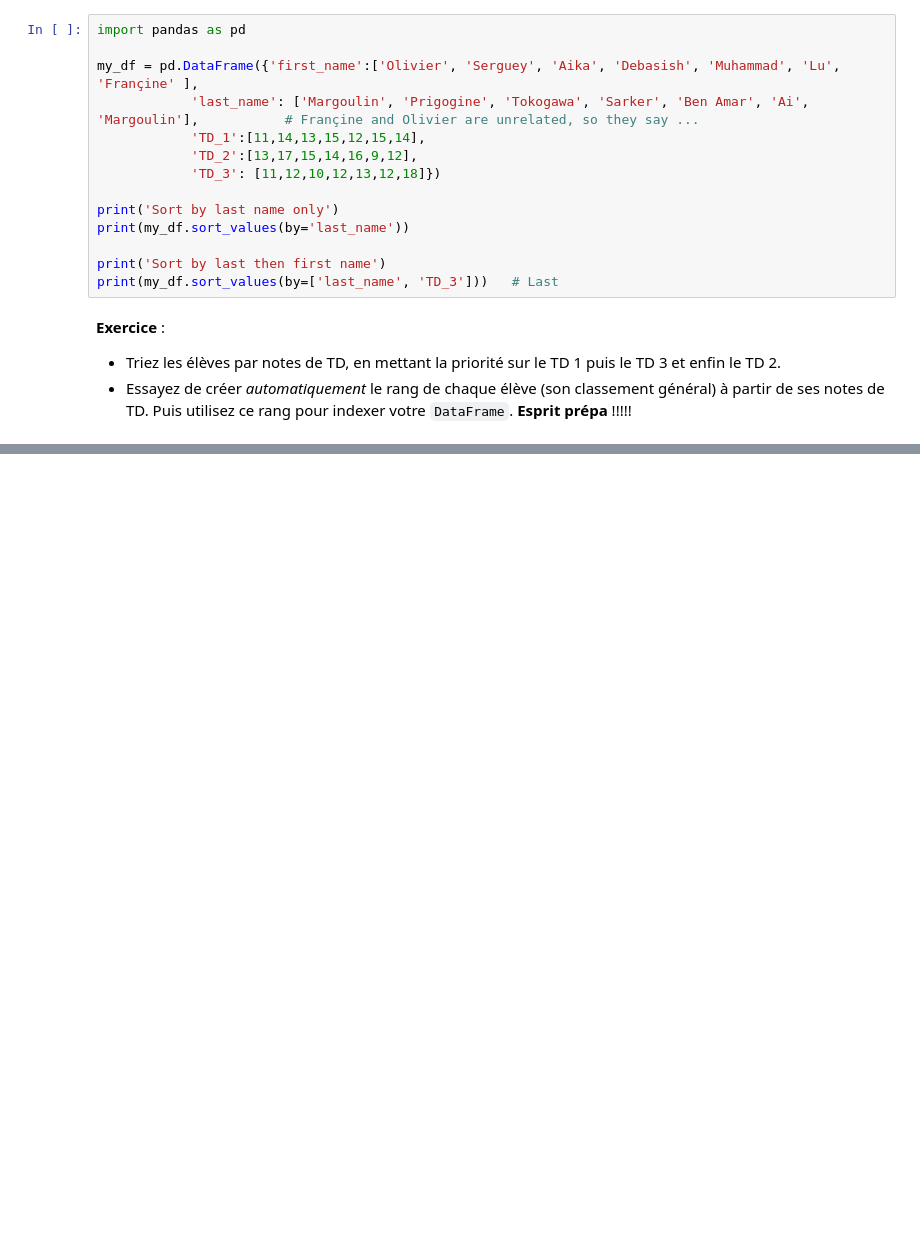
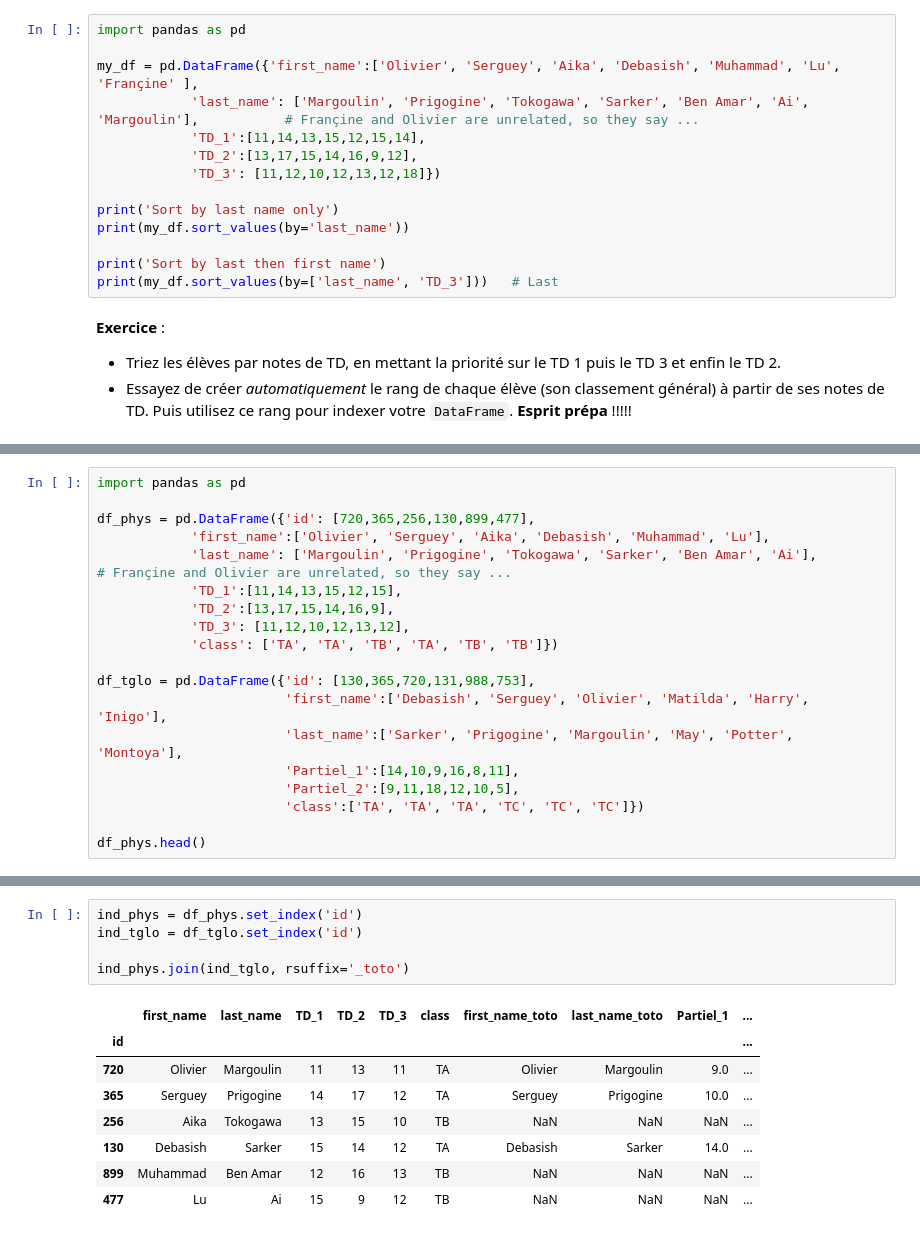
Before and after one commit to bsaintmichel/python-zero, a Jupyter notebook: Application_D_Pandas.ipynb, the cells around one changed output, grey strips where cells are left out. Cells and saved outputs as stored; diff of their text form; blank space fills up the shorter version.

```diff
--- a/Application_D_Pandas.ipynb
+++ b/Application_D_Pandas.ipynb
@@ -386,0 +438,19 @@ __Exercice__ :
+# %%
+import pandas as pd
+
+df_phys = pd.DataFrame({'id': [720,365,256,130,899,477],
+            'first_name':['Olivier', 'Serguey', 'Aika', 'Debasish', 'Muhammad', 'Lu'],
+            'last_name': ['Margoulin', 'Prigogine', 'Tokogawa', 'Sarker', 'Ben Amar', 'Ai'],           # Françine and Olivier are unrelated, so they say ...
+            'TD_1':[11,14,13,15,12,15],
+            'TD_2':[13,17,15,14,16,9],
+            'TD_3': [11,12,10,12,13,12],
+            'class': ['TA', 'TA', 'TB', 'TA', 'TB', 'TB']})
+
+df_tglo = pd.DataFrame({'id': [130,365,720,131,988,753],
+                        'first_name':['Debasish', 'Serguey', 'Olivier', 'Matilda', 'Harry', 'Inigo'],
+                        'last_name':['Sarker', 'Prigogine', 'Margoulin', 'May', 'Potter', 'Montoya'],
+                        'Partiel_1':[14,10,9,16,8,11],
+                        'Partiel_2':[9,11,18,12,10,5],
+                        'class':['TA', 'TA', 'TA', 'TC', 'TC', 'TC']})
+
+df_phys.head()
@@ -386,0 +510,14 @@ __Exercice__ :
+# %%
+ind_phys = df_phys.set_index('id')
+ind_tglo = df_tglo.set_index('id')
+
+ind_phys.join(ind_tglo, rsuffix='_toto')
+# %% [output]
+|  | first_name | last_name | TD_1 | TD_2 | TD_3 | class | first_name_toto | last_name_toto | Partiel_1 | ... |
+| id |  |  |  |  |  |  |  |  |  | ... |
+| 720 | Olivier | Margoulin | 11 | 13 | 11 | TA | Olivier | Margoulin | 9.0 | ... |
+| 365 | Serguey | Prigogine | 14 | 17 | 12 | TA | Serguey | Prigogine | 10.0 | ... |
+| 256 | Aika | Tokogawa | 13 | 15 | 10 | TB | NaN | NaN | NaN | ... |
+| 130 | Debasish | Sarker | 15 | 14 | 12 | TA | Debasish | Sarker | 14.0 | ... |
+| 899 | Muhammad | Ben Amar | 12 | 16 | 13 | TB | NaN | NaN | NaN | ... |
+| 477 | Lu | Ai | 15 | 9 | 12 | TB | NaN | NaN | NaN | ... |
```
Also changed, not shown: parts of 57 cells of this notebook, 1 other file.
